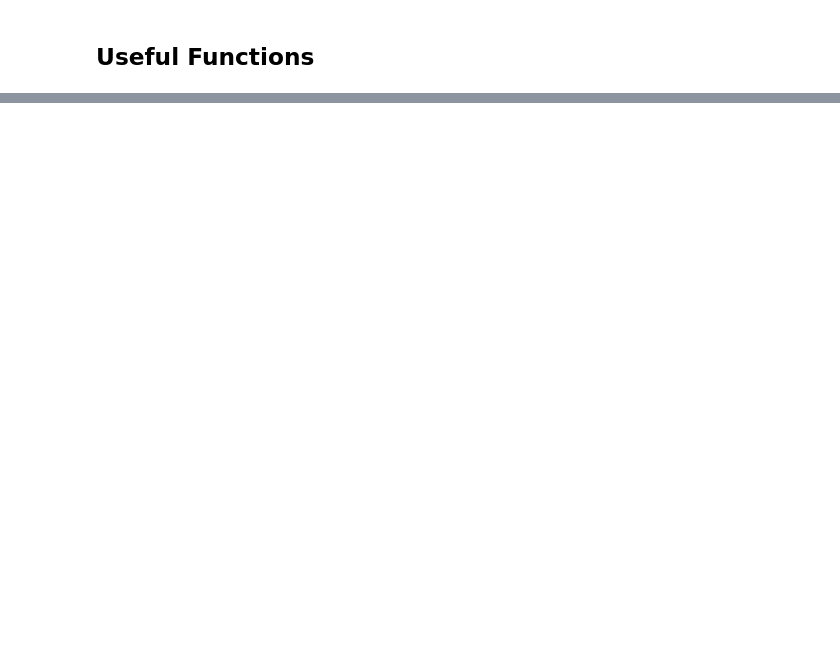
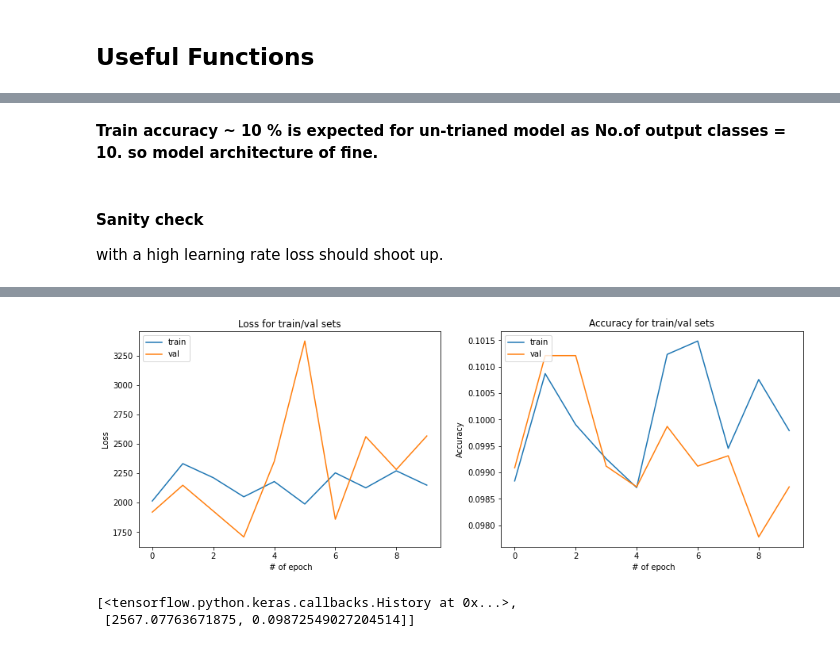
Before and after one commit to CHYaswanth/SVHN-Image-classification, a Jupyter notebook: SVHN_Digit_Classification.ipynb, the cells around one changed output, grey strips where cells are left out. Drawn from its saved outputs; the diff is of its cells as text; code cells hidden in the pictures; blank space fills up the shorter version.

```diff
--- a/SVHN_Digit_Classification.ipynb
+++ b/SVHN_Digit_Classification.ipynb
@@ -440,0 +288,9 @@ for k in range(1,11):
+# %% [markdown]
+**Train accuracy ~ 10 % is expected for un-trianed model as No.of output classes = 10.   so model architecture of fine.**
+# %% [markdown]
+#### Sanity check
+
+with a high learning rate loss should shoot up.
+# %%
+NN_model(iterations=10,lr=100)
+# %% [output]
@@ -440,0 +317,3 @@ for k in range(1,11):
+[figure, added]
+[<tensorflow.python.keras.callbacks.History at 0x...>,
+ [2567.07763671875, 0.09872549027204514]]
```
Also changed, not shown: parts of 101 cells of this notebook.
